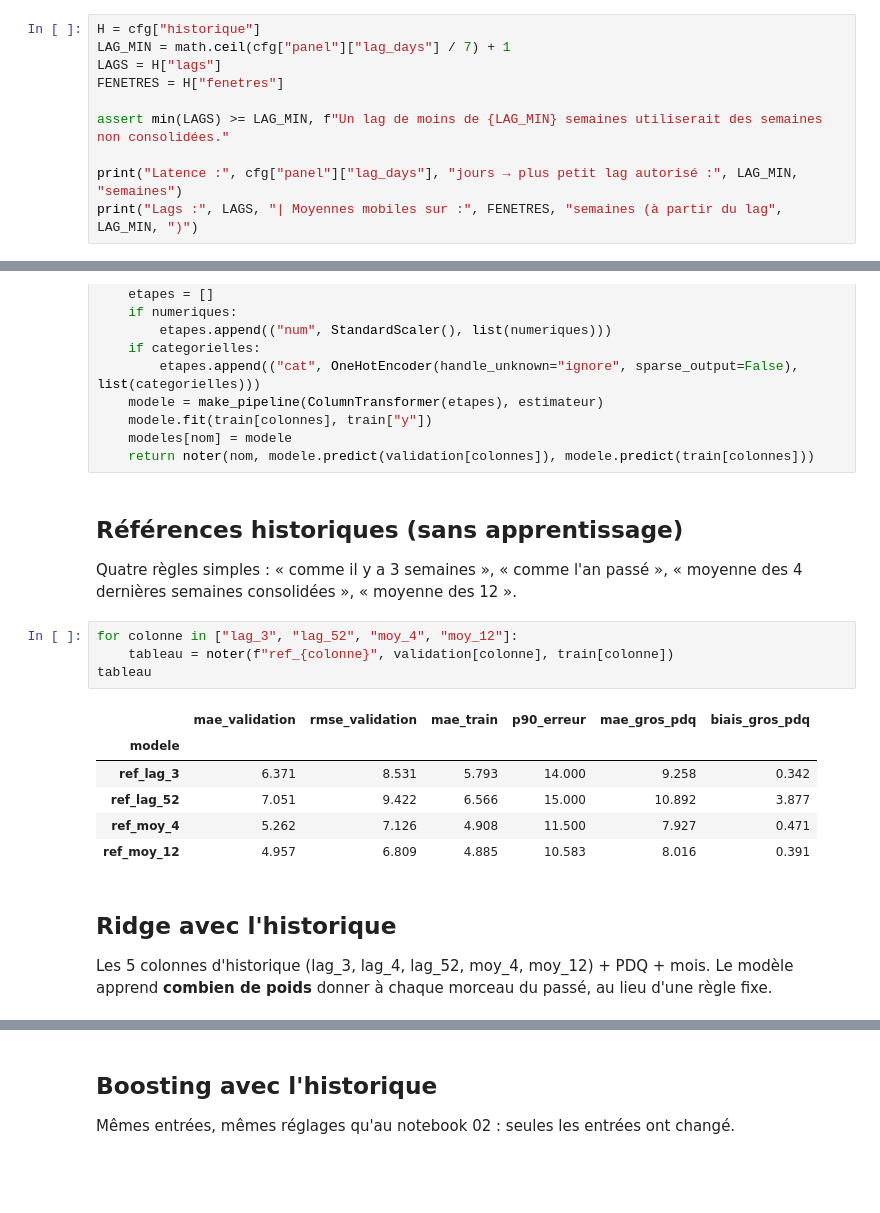
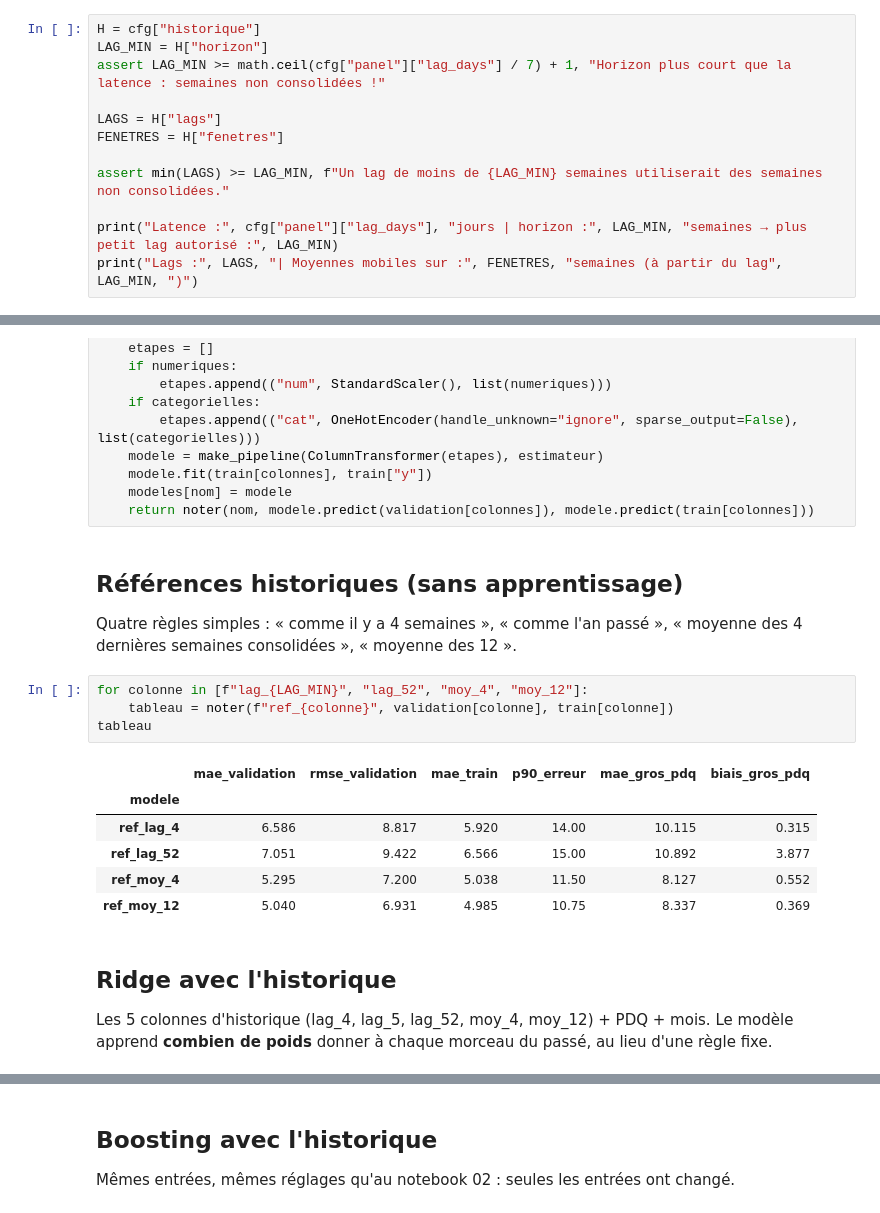
Before and after one commit to mirecloud/criminal-work, a Jupyter notebook: notebooks/03_historique.ipynb, the cells around one changed output, grey strips where cells are left out. Drawn from its saved outputs; the diff is of its cells as text; blank space fills up the shorter version.

```diff
--- a/notebooks/03_historique.ipynb
+++ b/notebooks/03_historique.ipynb
@@ -51,12 +53,14 @@ Panel : (17835, 5)
 Le plus petit lag autorisé est **calculé** à partir de la latence de la config, puis vérifié.
 # %%
 H = cfg["historique"]
-LAG_MIN = math.ceil(cfg["panel"]["lag_days"] / 7) + 1
+LAG_MIN = H["horizon"]
+assert LAG_MIN >= math.ceil(cfg["panel"]["lag_days"] / 7) + 1, "Horizon plus court que la latence : semaines non consolidées !"
+
 LAGS = H["lags"]
 FENETRES = H["fenetres"]
 
 assert min(LAGS) >= LAG_MIN, f"Un lag de moins de {LAG_MIN} semaines utiliserait des semaines non consolidées."
 
-print("Latence :", cfg["panel"]["lag_days"], "jours → plus petit lag autorisé :", LAG_MIN, "semaines")
+print("Latence :", cfg["panel"]["lag_days"], "jours | horizon :", LAG_MIN, "semaines → plus petit lag autorisé :", LAG_MIN)
 print("Lags :", LAGS, "| Moyennes mobiles sur :", FENETRES, "semaines (à partir du lag", LAG_MIN, ")")
 # %% [output]
@@ -179,21 +183,21 @@ def evaluer(nom, estimateur, numeriques=(), categorielles=()):
     return noter(nom, modele.predict(validation[colonnes]), modele.predict(train[colonnes]))
 # %% [markdown]
 ## Références historiques (sans apprentissage)
-Quatre règles simples : « comme il y a 3 semaines », « comme l'an passé », « moyenne des 4 dernières semaines consolidées », « moyenne des 12 ».
+Quatre règles simples : « comme il y a 4 semaines », « comme l'an passé », « moyenne des 4 dernières semaines consolidées », « moyenne des 12 ».
 # %%
-for colonne in ["lag_3", "lag_52", "moy_4", "moy_12"]:
+for colonne in [f"lag_{LAG_MIN}", "lag_52", "moy_4", "moy_12"]:
     tableau = noter(f"ref_{colonne}", validation[colonne], train[colonne])
 tableau
 # %% [output]
 |  | mae_validation | rmse_validation | mae_train | p90_erreur | mae_gros_pdq | biais_gros_pdq |
 | modele |  |  |  |  |  |  |
-| ref_lag_3 | 6.371 | 8.531 | 5.793 | 14.000 | 9.258 | 0.342 |
-| ref_lag_52 | 7.051 | 9.422 | 6.566 | 15.000 | 10.892 | 3.877 |
-| ref_moy_4 | 5.262 | 7.126 | 4.908 | 11.500 | 7.927 | 0.471 |
-| ref_moy_12 | 4.957 | 6.809 | 4.885 | 10.583 | 8.016 | 0.391 |
+| ref_lag_4 | 6.586 | 8.817 | 5.920 | 14.00 | 10.115 | 0.315 |
+| ref_lag_52 | 7.051 | 9.422 | 6.566 | 15.00 | 10.892 | 3.877 |
+| ref_moy_4 | 5.295 | 7.200 | 5.038 | 11.50 | 8.127 | 0.552 |
+| ref_moy_12 | 5.040 | 6.931 | 4.985 | 10.75 | 8.337 | 0.369 |
 # %% [markdown]
 ## Ridge avec l'historique
-Les 5 colonnes d'historique (lag_3, lag_4, lag_52, moy_4, moy_12) + PDQ + mois.
+Les 5 colonnes d'historique (lag_4, lag_5, lag_52, moy_4, moy_12) + PDQ + mois.
 Le modèle apprend **combien de poids** donner à chaque morceau du passé, au lieu d'une règle fixe.
 # %%
 from sklearn.linear_model import Ridge
```
Also changed, not shown: parts of 15 cells of this notebook, 1 other file.
